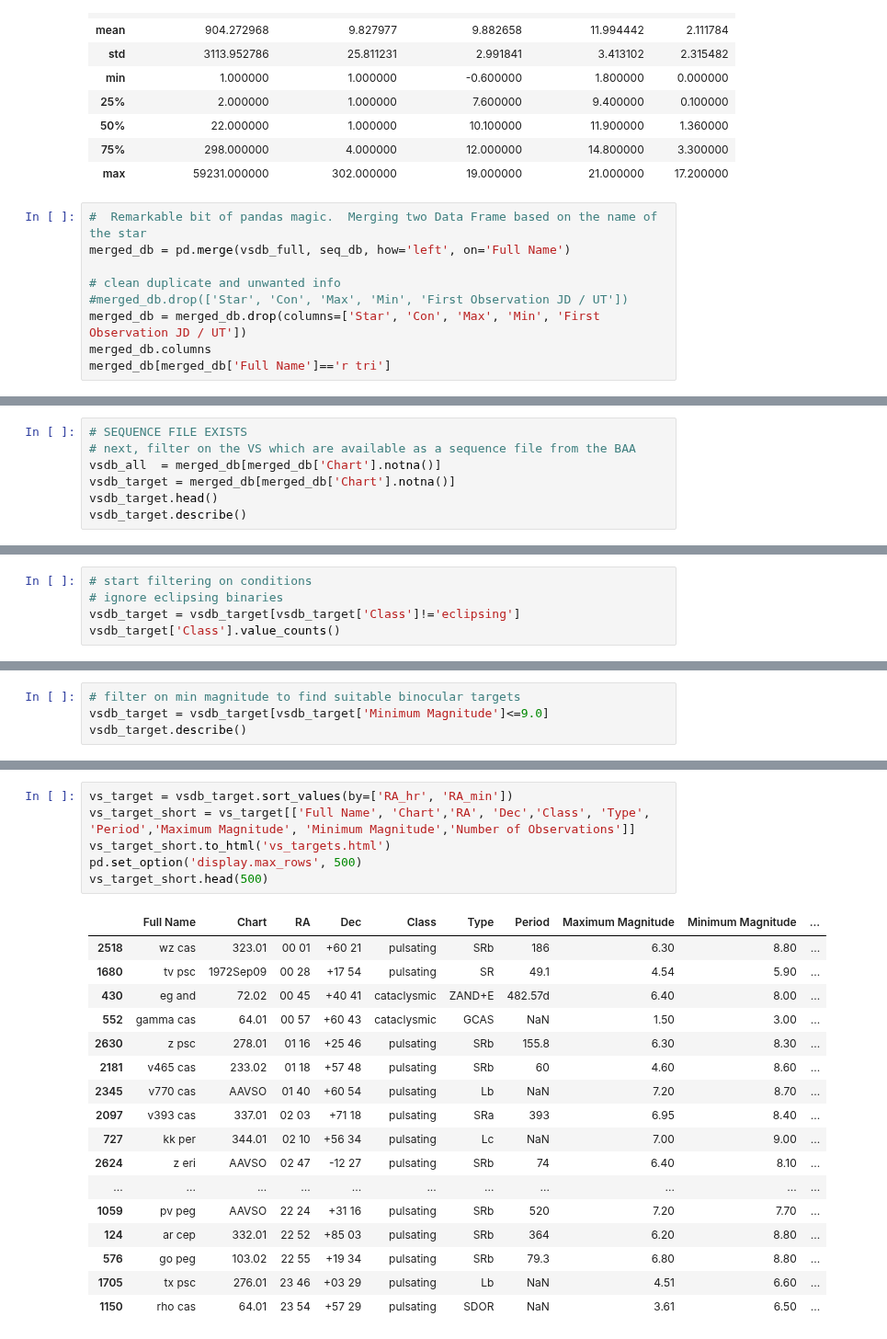
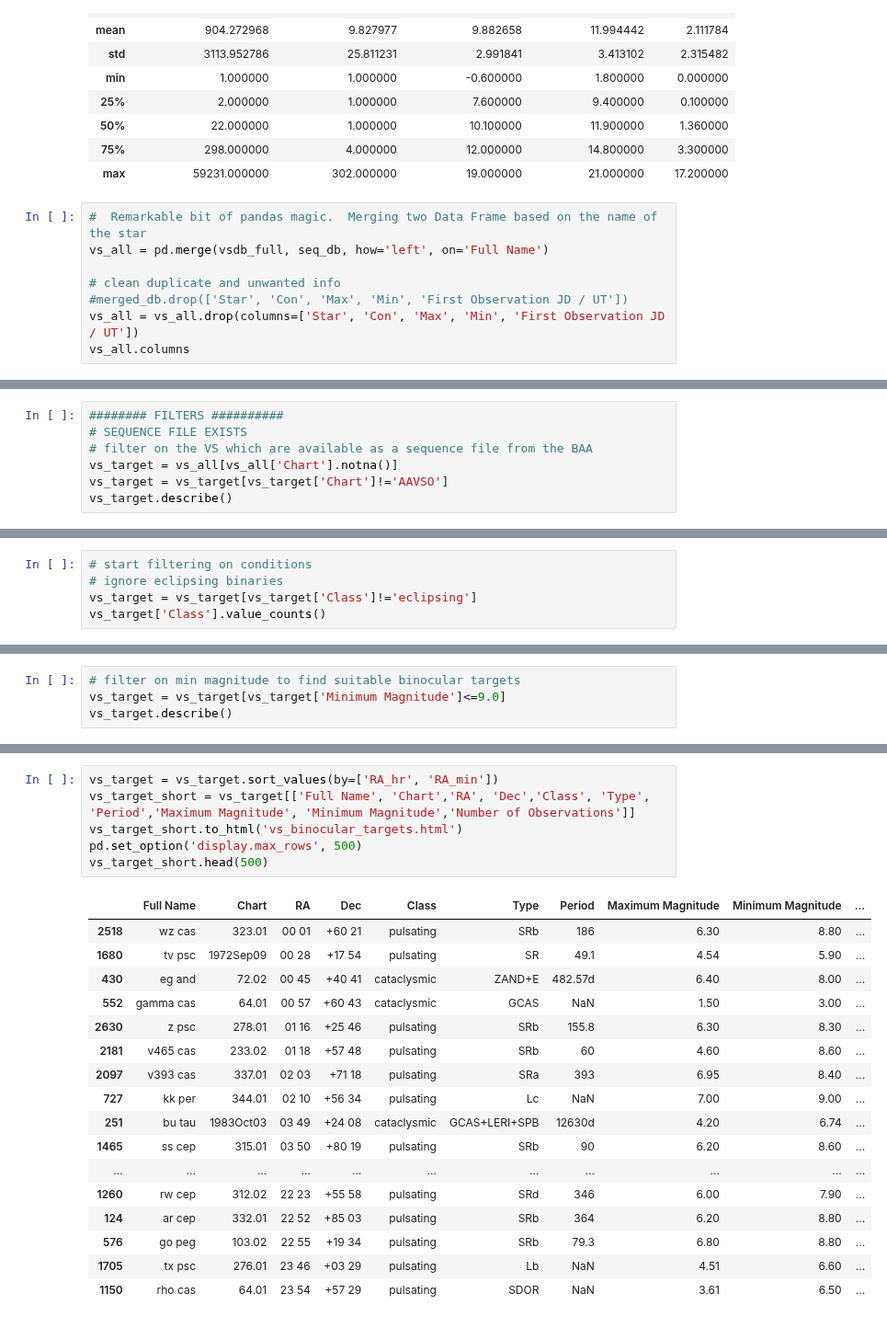
Before and after one commit to cjohnevans/Astro, a Jupyter notebook: review_baa_database_summary.ipynb, the cells around one changed output, grey strips where cells are left out. Shown at 92% size. Saved outputs shown, nothing was run; the diff lists cells and outputs as text.

```diff
--- a/review_baa_database_summary.ipynb
+++ b/review_baa_database_summary.ipynb
@@ -86,11 +86,10 @@ vsdb_full.describe()
 | max | 59231.000000 | 302.000000 | 19.000000 | 21.000000 | 17.200000 |
 # %%
 #  Remarkable bit of pandas magic.  Merging two Data Frame based on the name of the star
-merged_db = pd.merge(vsdb_full, seq_db, how='left', on='Full Name')
+vs_all = pd.merge(vsdb_full, seq_db, how='left', on='Full Name')
 
 # clean duplicate and unwanted info
 #merged_db.drop(['Star', 'Con', 'Max', 'Min', 'First Observation JD / UT'])
-merged_db = merged_db.drop(columns=['Star', 'Con', 'Max', 'Min', 'First Observation JD / UT'])
-merged_db.columns
-merged_db[merged_db['Full Name']=='r tri']
+vs_all = vs_all.drop(columns=['Star', 'Con', 'Max', 'Min', 'First Observation JD / UT'])
+vs_all.columns
 # %% [output]
@@ -100,9 +102,9 @@ merged_db[merged_db['Full Name']=='r tri']
 # %%
+######## FILTERS ##########
 # SEQUENCE FILE EXISTS
-# next, filter on the VS which are available as a sequence file from the BAA
-vsdb_all  = merged_db[merged_db['Chart'].notna()]
-vsdb_target = merged_db[merged_db['Chart'].notna()]
-vsdb_target.head()
-vsdb_target.describe()
+# filter on the VS which are available as a sequence file from the BAA
+vs_target = vs_all[vs_all['Chart'].notna()]
+vs_target = vs_target[vs_target['Chart']!='AAVSO']
+vs_target.describe()
 # %% [output]
 |  | Number of Observations | Number of Observers | Maximum Magnitude | Minimum Magnitude | Range | RA_hr | ... |
@@ -117,6 +119,6 @@ vsdb_target.describe()
 # %%
 # start filtering on conditions
 # ignore eclipsing binaries
-vsdb_target = vsdb_target[vsdb_target['Class']!='eclipsing']
-vsdb_target['Class'].value_counts()
+vs_target = vs_target[vs_target['Class']!='eclipsing']
+vs_target['Class'].value_counts()
 # %% [output]
@@ -125,7 +127,7 @@ cataclysmic     7
 Name: Class, dtype: int64
 # %%
 # filter on min magnitude to find suitable binocular targets
-vsdb_target = vsdb_target[vsdb_target['Minimum Magnitude']<=9.0]
-vsdb_target.describe()
+vs_target = vs_target[vs_target['Minimum Magnitude']<=9.0]
+vs_target.describe()
 # %% [output]
 |  | Number of Observations | Number of Observers | Maximum Magnitude | Minimum Magnitude | Range | RA_hr | ... |
@@ -140,23 +142,23 @@ vsdb_target.describe()
 # %%
-vs_target = vsdb_target.sort_values(by=['RA_hr', 'RA_min'])
+vs_target = vs_target.sort_values(by=['RA_hr', 'RA_min'])
 vs_target_short = vs_target[['Full Name', 'Chart','RA', 'Dec','Class', 'Type', 'Period','Maximum Magnitude', 'Minimum Magnitude','Number of Observations']]
-vs_target_short.to_html('vs_targets.html')
+vs_target_short.to_html('vs_binocular_targets.html')
 pd.set_option('display.max_rows', 500)
 vs_target_short.head(500)
 # %% [output]
 |  | Full Name | Chart | RA | Dec | Class | Type | Period | Maximum Magnitude | Minimum Magnitude | ... |
 | 2518 | wz cas | 323.01 | 00 01 | +60 21 | pulsating | SRb | 186 | 6.30 | 8.80 | ... |
 | 1680 | tv psc | 1972Sep09 | 00 28 | +17 54 | pulsating | SR | 49.1 | 4.54 | 5.90 | ... |
 | 430 | eg and | 72.02 | 00 45 | +40 41 | cataclysmic | ZAND+E | 482.57d | 6.40 | 8.00 | ... |
 | 552 | gamma cas | 64.01 | 00 57 | +60 43 | cataclysmic | GCAS | NaN | 1.50 | 3.00 | ... |
 | 2630 | z psc | 278.01 | 01 16 | +25 46 | pulsating | SRb | 155.8 | 6.30 | 8.30 | ... |
 | 2181 | v465 cas | 233.02 | 01 18 | +57 48 | pulsating | SRb | 60 | 4.60 | 8.60 | ... |
-| 2345 | v770 cas | AAVSO | 01 40 | +60 54 | pulsating | Lb | NaN | 7.20 | 8.70 | ... |
 | 2097 | v393 cas | 337.01 | 02 03 | +71 18 | pulsating | SRa | 393 | 6.95 | 8.40 | ... |
 | 727 | kk per | 344.01 | 02 10 | +56 34 | pulsating | Lc | NaN | 7.00 | 9.00 | ... |
-| 2624 | z eri | AAVSO | 02 47 | -12 27 | pulsating | SRb | 74 | 6.40 | 8.10 | ... |
+| 251 | bu tau | 1983Oct03 | 03 49 | +24 08 | cataclysmic | GCAS+LERI+SPB | 12630d | 4.20 | 6.74 | ... |
+| 1465 | ss cep | 315.01 | 03 50 | +80 19 | pulsating | SRb | 90 | 6.20 | 8.60 | ... |
 | ... | ... | ... | ... | ... | ... | ... | ... | ... | ... | ... |
-| 1059 | pv peg | AAVSO | 22 24 | +31 16 | pulsating | SRb | 520 | 7.20 | 7.70 | ... |
+| 1260 | rw cep | 312.02 | 22 23 | +55 58 | pulsating | SRd | 346 | 6.00 | 7.90 | ... |
 | 124 | ar cep | 332.01 | 22 52 | +85 03 | pulsating | SRb | 364 | 6.20 | 8.80 | ... |
 | 576 | go peg | 103.02 | 22 55 | +19 34 | pulsating | SRb | 79.3 | 6.80 | 8.80 | ... |
 | 1705 | tx psc | 276.01 | 23 46 | +03 29 | pulsating | Lb | NaN | 4.51 | 6.60 | ... |
```
Also changed, not shown: parts of 5 cells of this notebook, 2 other files.
